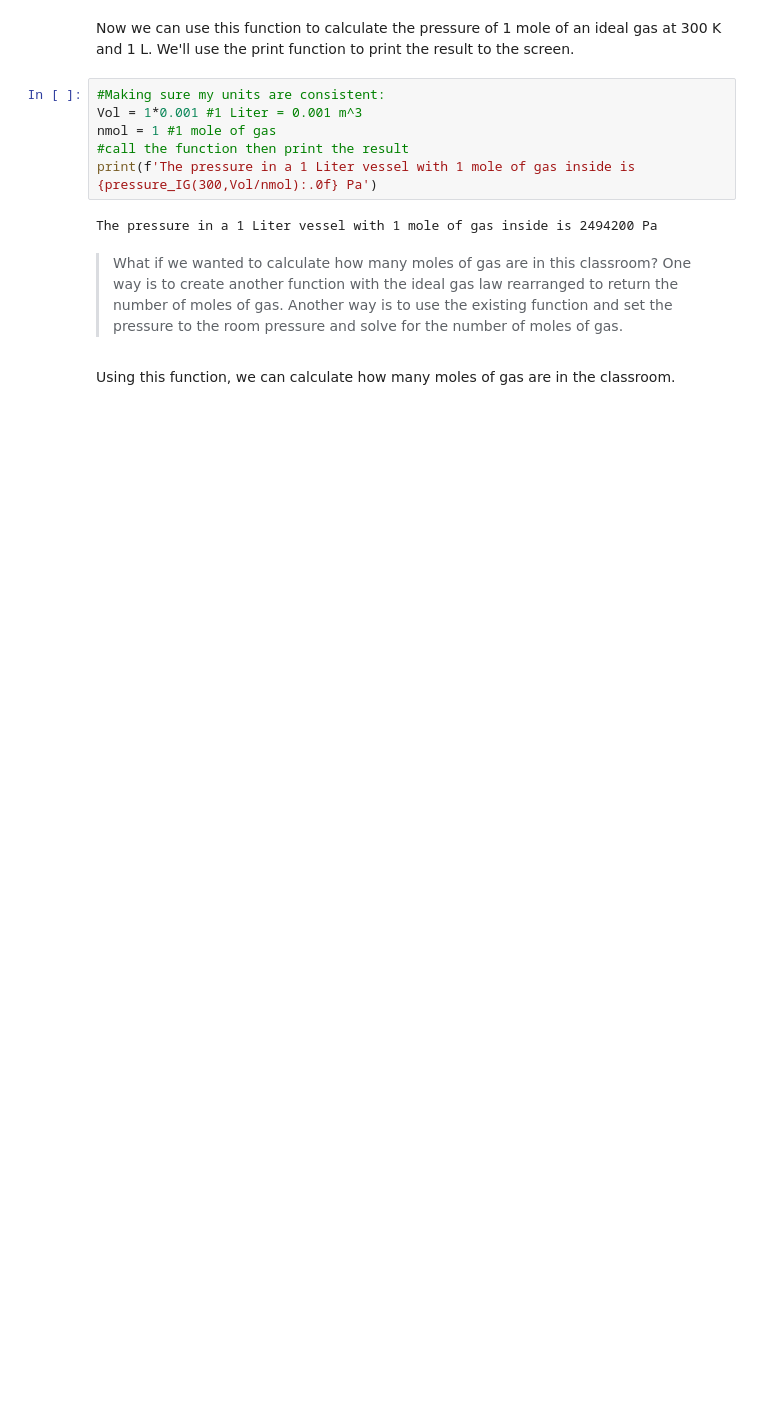
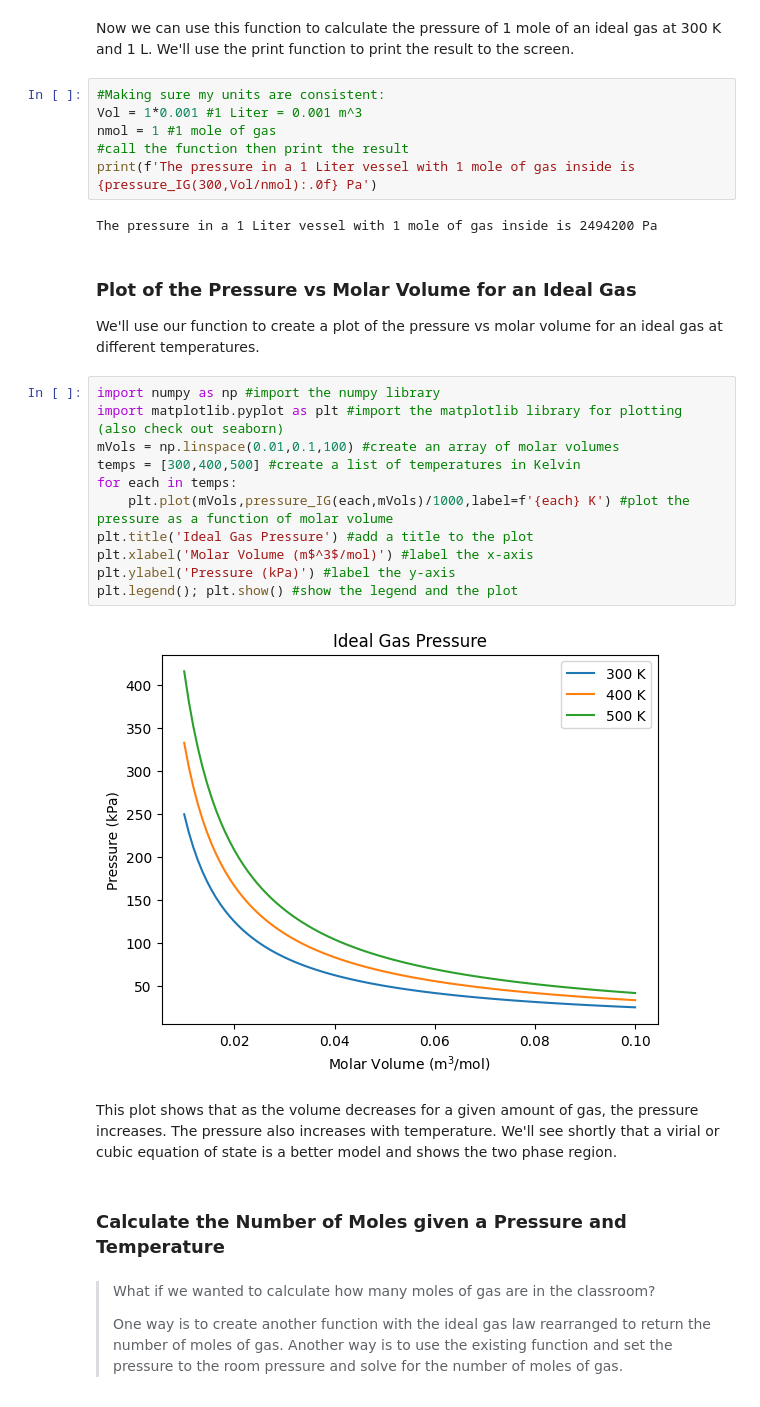
Before and after one commit to clint-bg/comptools, a Jupyter notebook: _sources/lectures/02-Functions.ipynb, the cells around one changed output. Drawn from its saved outputs; the diff is of its cells as text; blank space fills up the shorter version.

```diff
--- a/_sources/lectures/02-Functions.ipynb
+++ b/_sources/lectures/02-Functions.ipynb
@@ -23,9 +25,28 @@ nmol = 1 #1 mole of gas
 print(f'The pressure in a 1 Liter vessel with 1 mole of gas inside is {pressure_IG(300,Vol/nmol):.0f} Pa')
 # %% [output]
 The pressure in a 1 Liter vessel with 1 mole of gas inside is 2494200 Pa
+# %% [markdown]
+### Plot of the Pressure vs Molar Volume for an Ideal Gas
+We'll use our function to create a plot of the pressure vs molar volume for an ideal gas at different temperatures.
+# %%
+import numpy as np #import the numpy library
+import matplotlib.pyplot as plt #import the matplotlib library for plotting (also check out seaborn)
+mVols = np.linspace(0.01,0.1,100) #create an array of molar volumes
+temps = [300,400,500] #create a list of temperatures in Kelvin
+for each in temps:
+    plt.plot(mVols,pressure_IG(each,mVols)/1000,label=f'{each} K') #plot the pressure as a function of molar volume
+plt.title('Ideal Gas Pressure') #add a title to the plot
+plt.xlabel('Molar Volume (m$^3$/mol)') #label the x-axis
+plt.ylabel('Pressure (kPa)') #label the y-axis
+plt.legend(); plt.show() #show the legend and the plot
+# %% [output]
+[figure, added]
+# %% [markdown]
+This plot shows that as the volume decreases for a given amount of gas, the pressure increases. The pressure also increases with temperature. We'll see shortly that a virial or cubic equation of state is a better model and shows the two phase region.
+# %% [markdown]
+### Calculate the Number of Moles given a Pressure and Temperature
 # %% [markdown]
-> What if we wanted to calculate how many moles of gas are in this classroom?
+> What if we wanted to calculate how many moles of gas are in the classroom?
+>
 > One way is to create another function with the ideal gas law rearranged to return the number of moles of gas.
 > Another way is to use the existing function and set the pressure to the room pressure and solve for the number of moles of gas.
-# %% [markdown]
-Using this function, we can calculate how many moles of gas are in the classroom.
```
Also changed, not shown: parts of 25 cells of this notebook, 28 other files.
